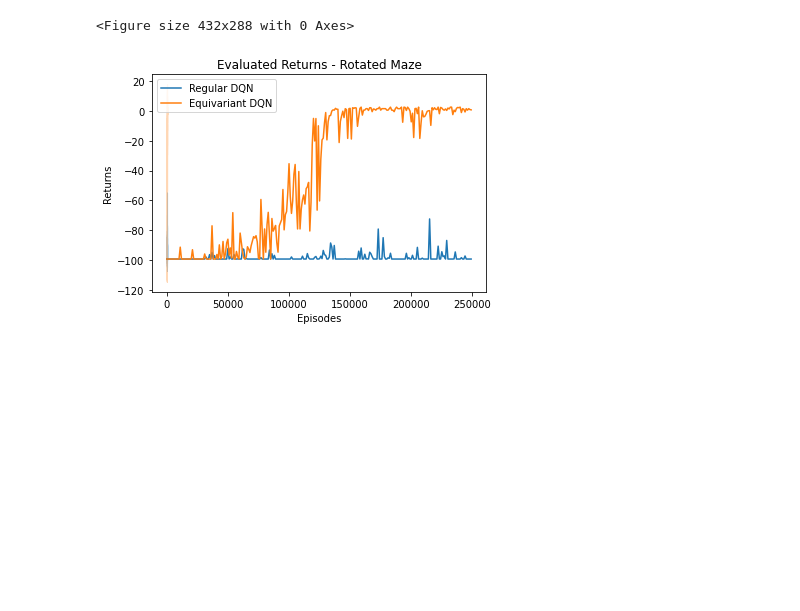
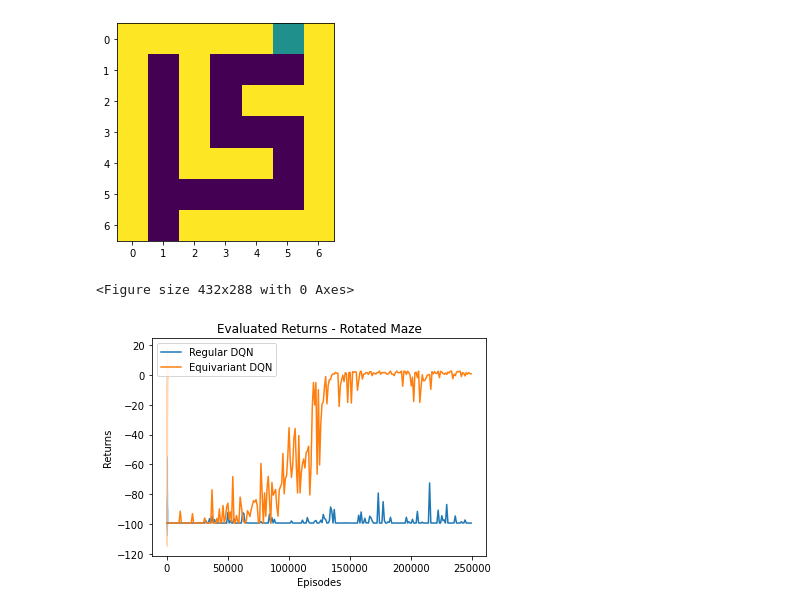
Before and after one commit to rachel-lim/cs5180, a Jupyter notebook: final_project/main.ipynb, the cells around one changed output. Drawn from its saved outputs; the diff is of its cells as text; code cells hidden in the pictures; blank space fills up the shorter version.

```diff
--- a/final_project/main.ipynb
+++ b/final_project/main.ipynb
@@ -12,6 +12,13 @@ import numpy as np
 import torch.nn.functional as F
 
 import matplotlib.pyplot as plt
+# %%
+env = MazeEnv(3, 123)
+env_rot = MazeEnv(3, 123, env.grid, rotate=3)
+# %%
+env_rot.render()
+# %% [output]
+[figure, added]
 # %%
 # maze must be 15x15 for current dqn model
 maze = MazeEnv(3, 123)
```
Also changed, not shown: 12 other files.
